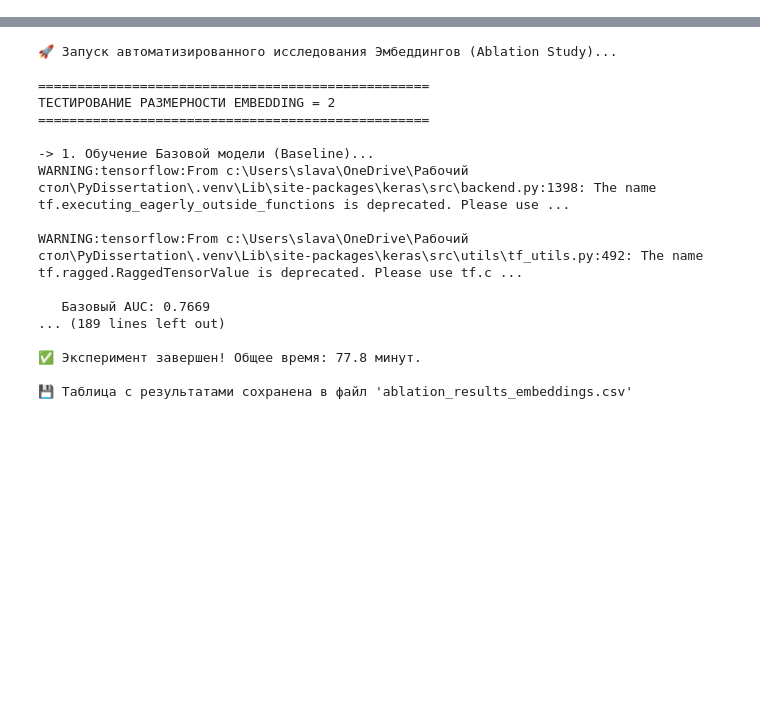
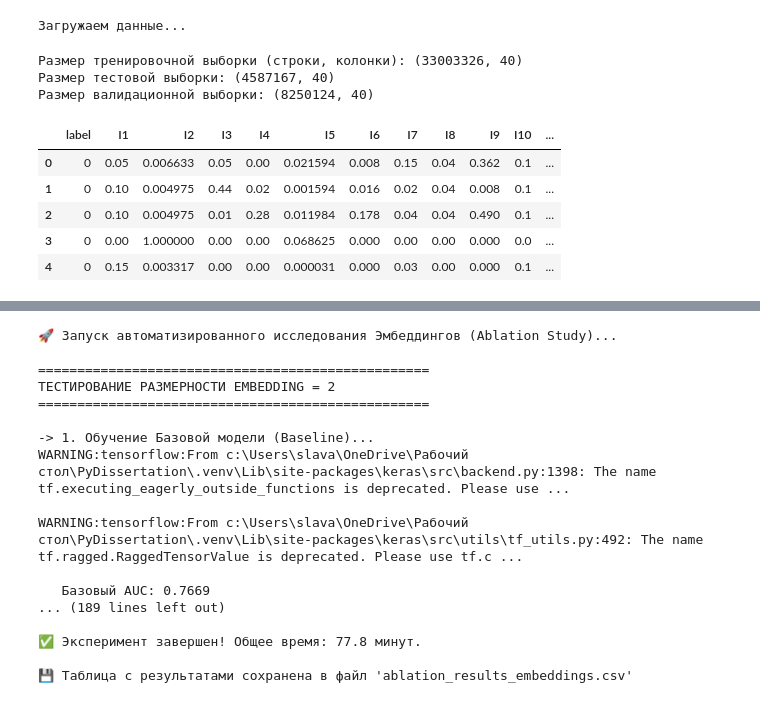
Before and after one commit to ttdricp/TrustworthyAI_Prototype, a Jupyter notebook: Ablation_Study_Embeddings_DP.ipynb, the cells around one changed output, grey strips where cells are left out. Cells and saved outputs as stored; diff of their text form; code cells hidden in the pictures; blank space fills up the shorter version.

```diff
--- a/Ablation_Results_Embeddings.IPYNB
+++ b/Ablation_Study_Embeddings_DP.ipynb
@@ -68,0 +77,33 @@ WARNING:tensorflow:From c:\Users\slava\OneDrive\Рабочий стол\PyDisser
+# %%
+# Загрузка данных
+print("Загружаем данные...")
+train_path = r'C:\Users\slava\OneDrive\Рабочий стол\PyDissertation\Criteo_x1\train.csv'
+test_path  = r'C:\Users\slava\OneDrive\Рабочий стол\PyDissertation\Criteo_x1\test.csv'
+valid_path = r'C:\Users\slava\OneDrive\Рабочий стол\PyDissertation\Criteo_x1\valid.csv'
+
+df_train = pd.read_csv(train_path)
+df_test  = pd.read_csv(test_path)
+df_valid = pd.read_csv(valid_path)
+# %% [output]
+Загружаем данные...
+# %%
+# Проверяем, что всё загрузилось успешно
+print("Размер тренировочной выборки (строки, колонки):", df_train.shape)
+print("Размер тестовой выборки:", df_test.shape)
+print("Размер валидационной выборки:", df_valid.shape)
+
+# Снимаем ограничение на количество отображаемых колонок
+pd.set_option('display.max_columns', None)
+
+# Смотрим первые 5 строк тренировочного датасета
+df_train.head()
+# %% [output]
+Размер тренировочной выборки (строки, колонки): (33003326, 40)
+Размер тестовой выборки: (4587167, 40)
+Размер валидационной выборки: (8250124, 40)
+|  | label | I1 | I2 | I3 | I4 | I5 | I6 | I7 | I8 | I9 | I10 | ... |
+| 0 | 0 | 0.05 | 0.006633 | 0.05 | 0.00 | 0.021594 | 0.008 | 0.15 | 0.04 | 0.362 | 0.1 | ... |
+| 1 | 0 | 0.10 | 0.004975 | 0.44 | 0.02 | 0.001594 | 0.016 | 0.02 | 0.04 | 0.008 | 0.1 | ... |
+| 2 | 0 | 0.10 | 0.004975 | 0.01 | 0.28 | 0.011984 | 0.178 | 0.04 | 0.04 | 0.490 | 0.1 | ... |
+| 3 | 0 | 0.00 | 1.000000 | 0.00 | 0.00 | 0.068625 | 0.000 | 0.00 | 0.00 | 0.000 | 0.0 | ... |
+| 4 | 0 | 0.15 | 0.003317 | 0.00 | 0.00 | 0.000031 | 0.000 | 0.03 | 0.00 | 0.000 | 0.1 | ... |
```
Also changed, not shown: parts of 26 cells of this notebook, 8 other files.
